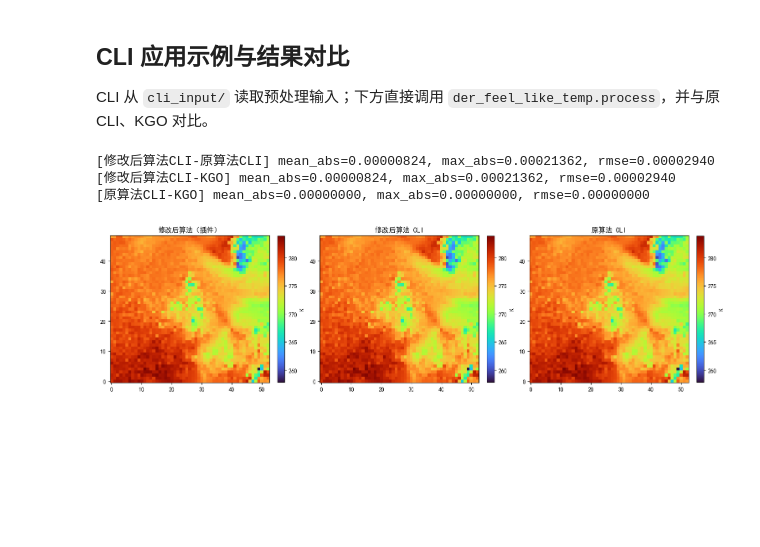
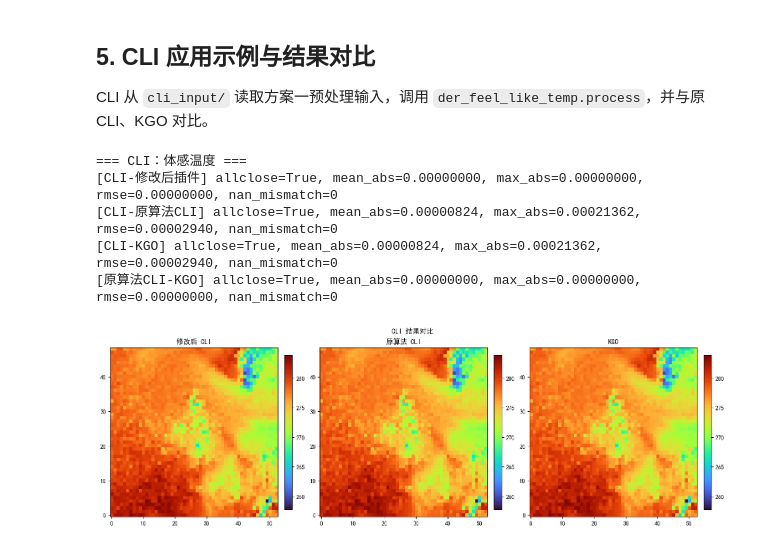
Before and after one commit to guoyunqian/NIMM_pip_repos, a Jupyter notebook: 00temp/feels_like_temperature/nbs/feels_like_temperature.ipynb, the cells around one changed output. Saved outputs shown, nothing was run; the diff lists cells and outputs as text; code cells hidden in the pictures; blank space fills up the shorter version.

```diff
--- a/00temp/feels_like_temperature/nbs/feels_like_temperature.ipynb
+++ b/00temp/feels_like_temperature/nbs/feels_like_temperature.ipynb
@@ -279,37 +301,34 @@ plt.show()
 # %% [markdown]
-## CLI 应用示例与结果对比
+## 5. CLI 应用示例与结果对比
 
-CLI 从 `cli_input/` 读取预处理输入；下方直接调用 `der_feel_like_temp.process`，并与原 CLI、KGO 对比。
+CLI 从 `cli_input/` 读取方案一预处理输入，调用 `der_feel_like_temp.process`，并与原 CLI、KGO 对比。
-# %%
-from feels_like_temperature.cli.der_feel_like_temp import process as cli_flt_process
-
-cli_result = cli_flt_process(
-    str(CLI_INPUT_DIR / paths["temperature"].name),
-    str(CLI_INPUT_DIR / paths["wind_speed"].name),
-    str(CLI_INPUT_DIR / paths["relative_humidity"].name),
-    str(CLI_INPUT_DIR / paths["pressure"].name),
-    output_path=None,
-)
-
-cli_2d, _, _ = compare_stats(cli_result, original_cli, "修改后算法CLI-原算法CLI")
-_, _, _ = compare_stats(cli_result, expected, "修改后算法CLI-KGO")
-_, _, _ = compare_stats(original_cli, expected, "原算法CLI-KGO")
-
-vmin_cli = np.nanmin([modified_2d, cli_2d, original_cli_2d])
-vmax_cli = np.nanmax([modified_2d, cli_2d, original_cli_2d])
-
-fig, axes = plt.subplots(1, 3, figsize=(15, 4.8), constrained_layout=True)
-for ax, arr, title in zip(
-    axes,
-    [modified_2d, cli_2d, original_cli_2d],
-    ["修改后算法（插件）", "修改后算法 CLI", "原算法 CLI"],
-):
-    im = ax.imshow(arr, origin="lower", cmap="turbo", vmin=vmin_cli, vmax=vmax_cli)
-    ax.set_title(title)
-    plt.colorbar(im, ax=ax, fraction=0.046, label="K")
-plt.show()
-# %% [output]
-[修改后算法CLI-原算法CLI] mean_abs=0.00000824, max_abs=0.00021362, rmse=0.00002940
-[修改后算法CLI-KGO] mean_abs=0.00000824, max_abs=0.00021362, rmse=0.00002940
-[原算法CLI-KGO] mean_abs=0.00000000, max_abs=0.00000000, rmse=0.00000000
-[figure, removed]
+# %%
+cli_result = cli_flt_process(
+    str(meb_paths["temperature"]),
+    str(meb_paths["wind_speed"]),
+    str(meb_paths["relative_humidity"]),
+    str(meb_paths["pressure"]),
+    output_path=None,
+)
+original_cli = load_cube(original_cli_path)
+
+print("=== CLI：体感温度 ===")
+compare_fields(cli_result, modified_s1, "CLI-修改后插件")
+compare_fields(cli_result, original_cli, "CLI-原算法CLI")
+compare_fields(cli_result, kgo, "CLI-KGO")
+compare_fields(original_cli, kgo, "原算法CLI-KGO")
+
+plot_triplet(
+    cli_result,
+    original_cli,
+    kgo,
+    ("修改后 CLI", "原算法 CLI", "KGO"),
+    "CLI 结果对比",
+)
+# %% [output]
+=== CLI：体感温度 ===
+[CLI-修改后插件] allclose=True, mean_abs=0.00000000, max_abs=0.00000000, rmse=0.00000000, nan_mismatch=0
+[CLI-原算法CLI] allclose=True, mean_abs=0.00000824, max_abs=0.00021362, rmse=0.00002940, nan_mismatch=0
+[CLI-KGO] allclose=True, mean_abs=0.00000824, max_abs=0.00021362, rmse=0.00002940, nan_mismatch=0
+[原算法CLI-KGO] allclose=True, mean_abs=0.00000000, max_abs=0.00000000, rmse=0.00000000, nan_mismatch=0
+[figure, added]
```
Also changed, not shown: parts of 26 cells of this notebook, 13 other files.
